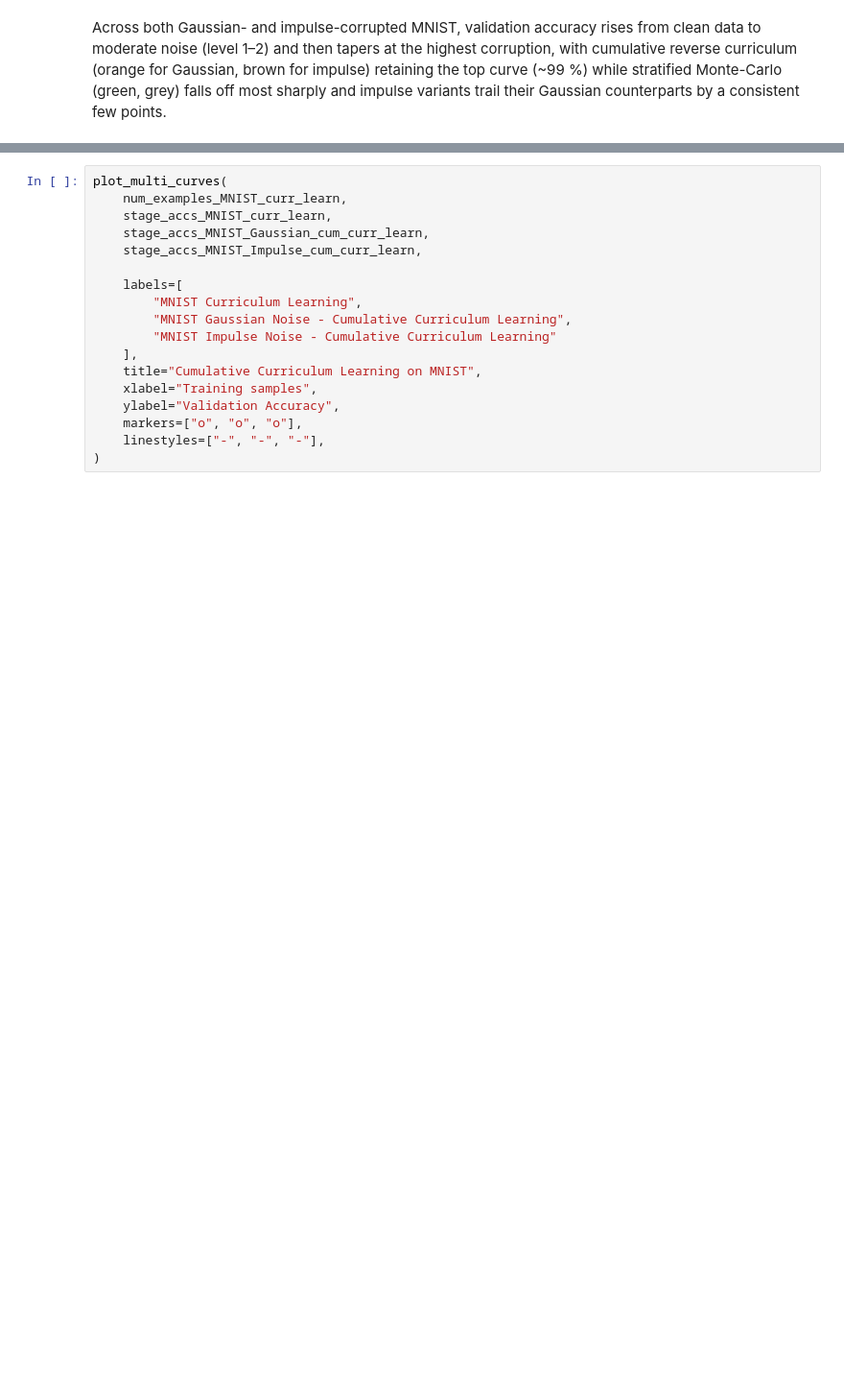
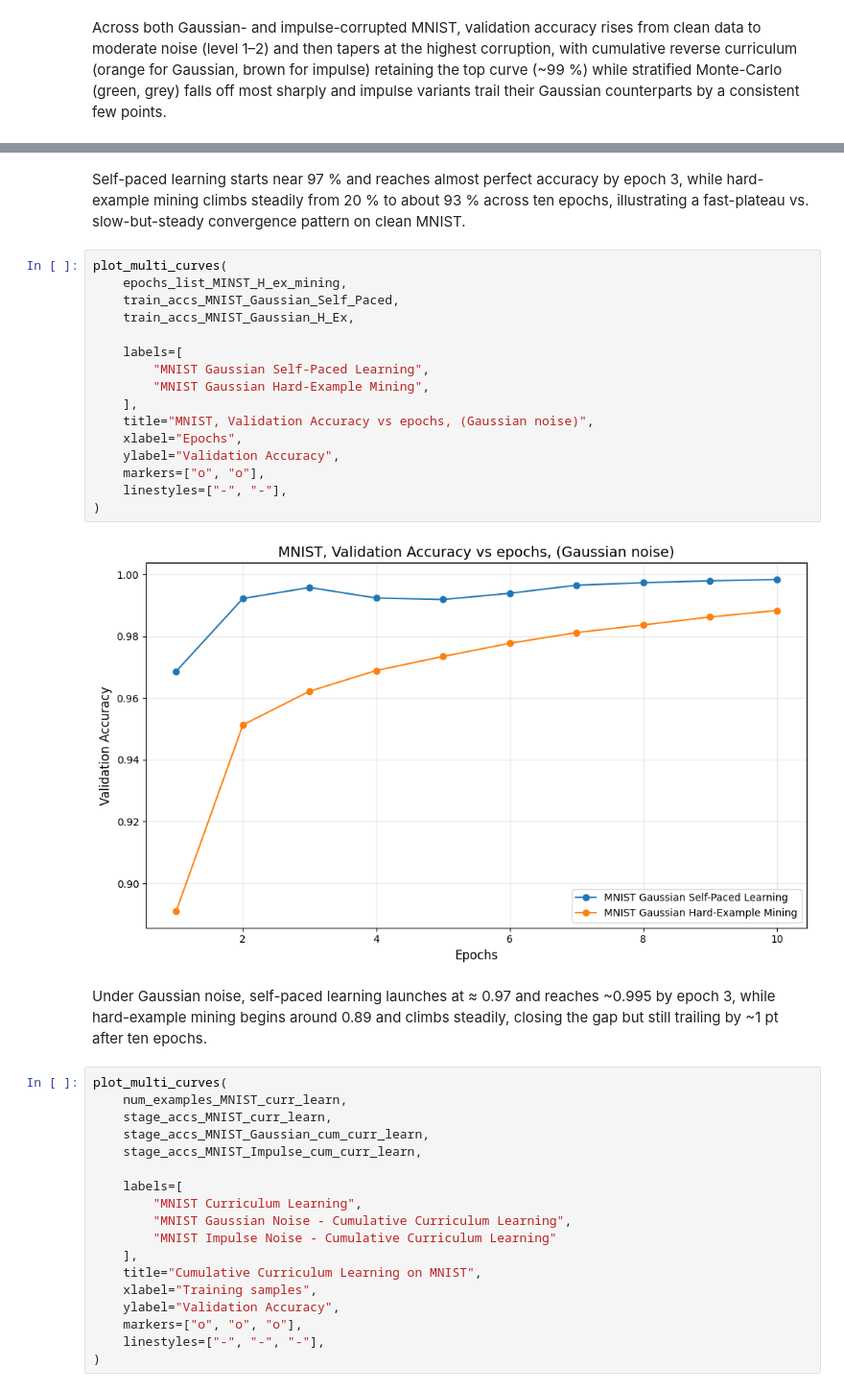
Before and after one commit to Reza-rgb/Opti4ML-TidyTeam, a Jupyter notebook: src/mnist_dataset.ipynb, the cells around one changed output, grey strips where cells are left out. Shown at 96% size. Cells and saved outputs as stored; diff of their text form; blank space fills up the shorter version.

```diff
--- a/src/mnist_dataset.ipynb
+++ b/src/mnist_dataset.ipynb
@@ -2637,3 +2668,25 @@ The chart shows that self-paced learning on both Gaussian- (orange) and impulse-
+# %% [markdown]
+Self-paced learning starts near 97 % and reaches almost perfect accuracy by epoch 3, while hard-example mining climbs steadily from 20 % to about 93 % across ten epochs, illustrating a fast-plateau vs. slow-but-steady convergence pattern on clean MNIST.
+# %%
+plot_multi_curves(
+    epochs_list_MINST_H_ex_mining,
+    train_accs_MNIST_Gaussian_Self_Paced,
+    train_accs_MNIST_Gaussian_H_Ex,
+
+    labels=[
+        "MNIST Gaussian Self-Paced Learning",
+        "MNIST Gaussian Hard-Example Mining",
+    ],
+    title="MNIST, Validation Accuracy vs epochs, (Gaussian noise)",
+    xlabel="Epochs",
+    ylabel="Validation Accuracy",
+    markers=["o", "o"],
+    linestyles=["-", "-"],
+)
+# %% [output]
+[figure, added]
+# %% [markdown]
+Under Gaussian noise, self-paced learning launches at ≈ 0.97 and reaches ~0.995 by epoch 3, while hard-example mining begins around 0.89 and climbs steadily, closing the gap but still trailing by ~1 pt after ten epochs.
 # %%
 plot_multi_curves(
     num_examples_MNIST_curr_learn,
```
Also changed, not shown: parts of 12 cells of this notebook.
